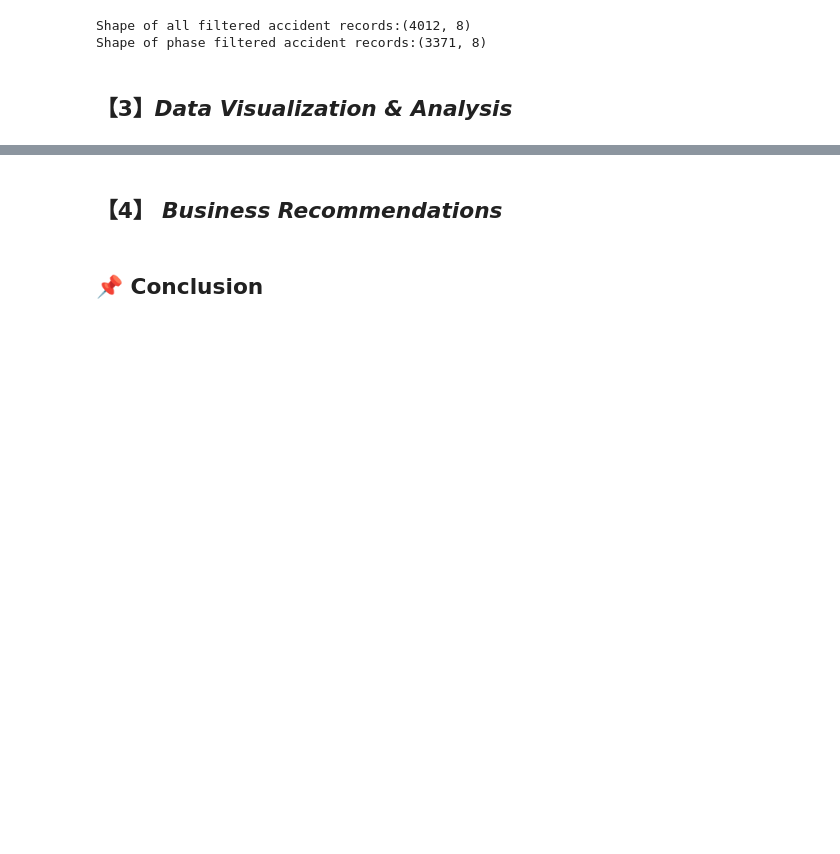
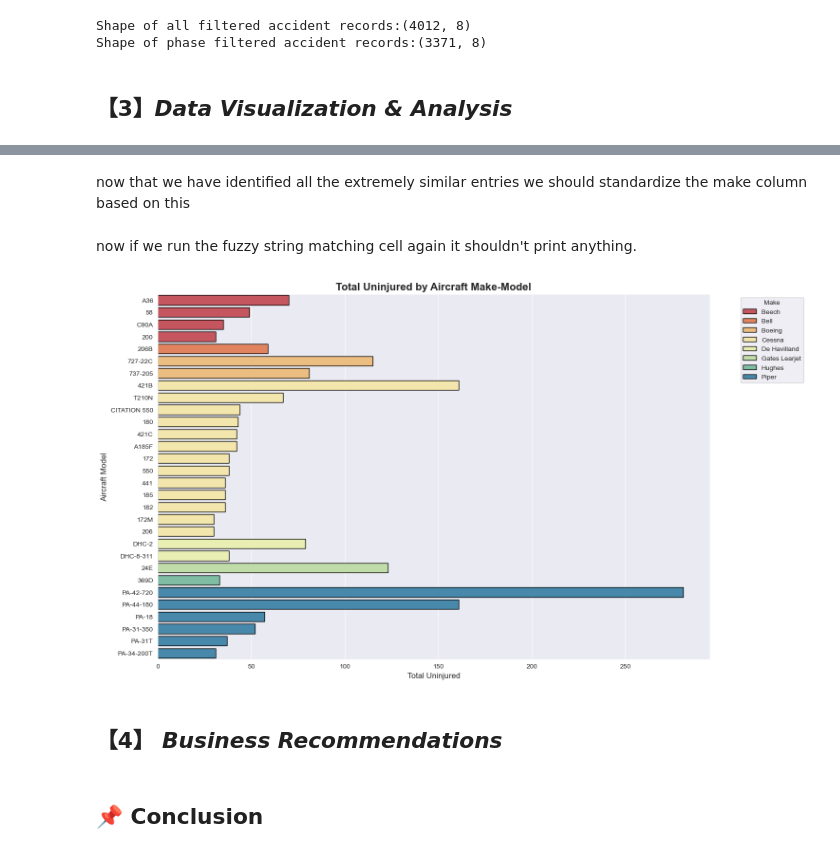
Before and after one commit to Tdoggie/phase-1-project, a Jupyter notebook: index.ipynb, the cells around one changed output, grey strips where cells are left out. Drawn from its saved outputs; the diff is of its cells as text; code cells hidden in the pictures; blank space fills up the shorter version.

```diff
--- a/index.ipynb
+++ b/index.ipynb
@@ -627,0 +671,10 @@ plt.show()
+# %% [markdown]
+now that we have identified all the extremely similar entries we should standardize the make column based on this
+# %%
+# Creating a mapping dictionary using the first value in each group as the standardized name
+standardized_makes = {variant: group[0] for group in make_groups.values() for variant in group}
+
+# Apply the mapping to the 'Make' column
+df_clean["Make"] = df_clean["Make"].replace(standardized_makes)
+# %% [markdown]
+now if we run the fuzzy string matching cell again it shouldn't print anything.
@@ -628,3 +697,44 @@ plt.show()
+# %%
+# Apply Seaborn's grid style
+sns.set_style("darkgrid")
+
+# Aggregate total uninjured by Make and Model
+uninjured_data = df_clean.groupby(["Make", "Model"])["Total.Uninjured"].sum().reset_index()
+
+# Sort first by total uninjured (descending), then alphabetically by Make
+uninjured_data = uninjured_data.sort_values(by=["Total.Uninjured"], ascending=False).head(30)
+uninjured_data = uninjured_data.sort_values(by=["Make", "Total.Uninjured"], ascending=[True, False])
+
+# Set figure size
+plt.figure(figsize=(15, 10))
+
+# Create a distinct color palette for makes
+num_makes = uninjured_data["Make"].nunique()
+palette = sns.color_palette("Spectral", num_makes)
+
+# Create horizontal barplot
+sns.barplot(
+    data=uninjured_data,
+    y="Model",
+    x="Total.Uninjured",
+    hue="Make",
+    palette=palette,
+    edgecolor="black",
+    dodge=False  # Ensures models of the same make appear one after another
+)
+
+# Titles and labels
+plt.title("Total Uninjured by Aircraft Make-Model", fontsize=16, fontweight="bold")
+plt.xlabel("Total Uninjured", fontsize=12)
+plt.ylabel("Aircraft Model", fontsize=12)
+
+# Move legend outside the plot for better visibility
+plt.legend(title="Make", bbox_to_anchor=(1.05, 1), loc="upper left", fontsize=10)
+
+# Show plot
+plt.show()
+# %% [output]
+[figure, added]
 # %% [markdown]
 ## 【4】 *Business Recommendations*
 # %% [markdown]
```
Also changed, not shown: parts of 8 cells of this notebook.
